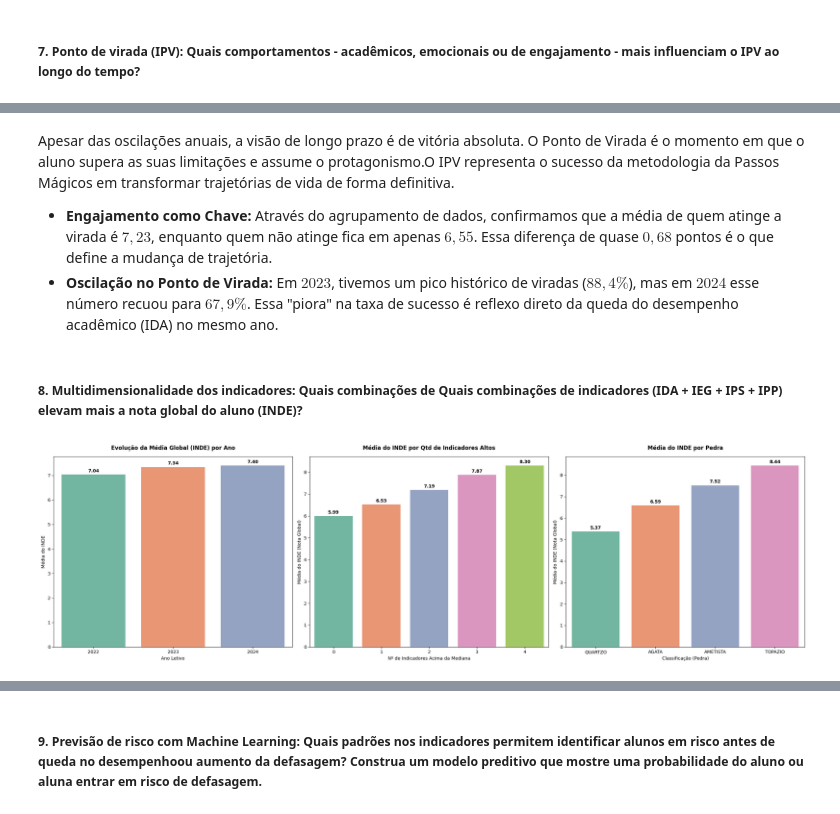
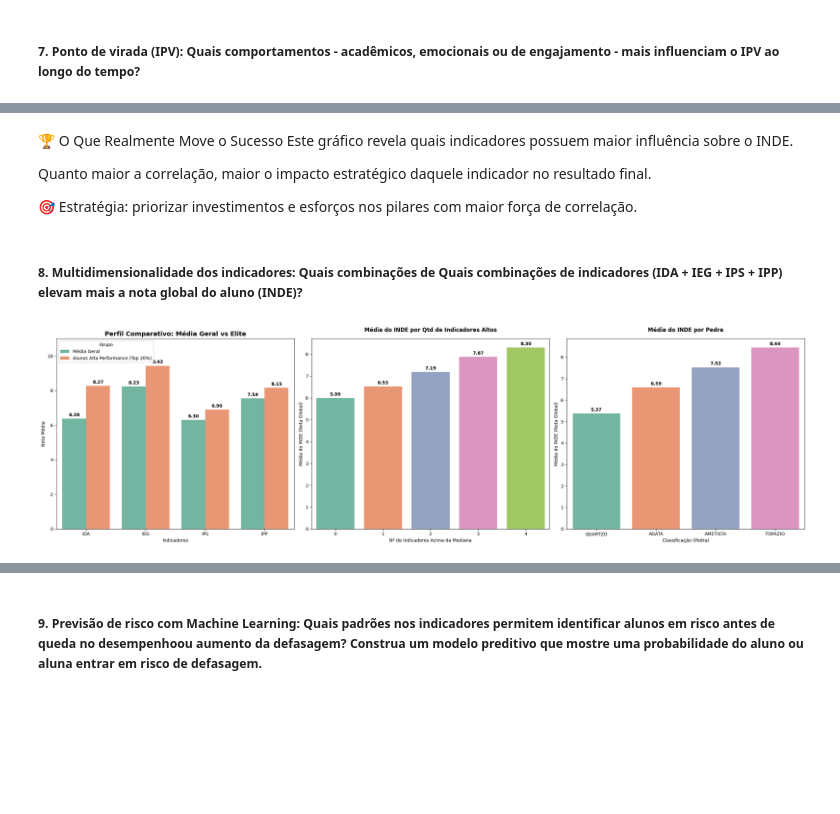
Before and after one commit to geoferreira1/fiap_tech_challenge_fase_5, a Jupyter notebook: fiap_tech_challenge_fase_5.ipynb, the cells around one changed output, grey strips where cells are left out. Cells and saved outputs as stored; diff of their text form; code cells hidden in the pictures; blank space fills up the shorter version.

```diff
--- a/fiap_tech_challenge_fase_5.ipynb
+++ b/fiap_tech_challenge_fase_5.ipynb
@@ -792,16 +798,14 @@ ordem_iaa = ['Baixa', 'Média', 'Alta'] # Lista a sequência desejada para que o
 fig, axes = plt.subplots(1, 3, figsize=(20, 6)) # Inicializa uma moldura com três espaços de plotagem para uma análise 360º do indicador
 
 # --- GRÁFICO 1: DISTRIBUIÇÃO CATEGÓRICA (Histplot) ---
-# Mostra a quantidade de alunos em cada nível de autoavaliação por ano
-ax0 = sns.histplot(data=df_iaa, x='ANO', hue='IAA_Nivel', hue_order=ordem_iaa,
-                  multiple='stack', palette='Set2', shrink=0.7, linewidth=0,
-                  discrete=True, stat='percent', common_norm=False, ax=axes[0]) # Plota a composição volumétrica dos níveis no primeiro eixo
-for container in ax0.containers: # Itera sobre cada segmento empilhado das barras no primeiro gráfico
-    ax0.bar_label(container, fmt='%.1f%%', label_type='center', fontsize=10, fontweight='bold') # Posiciona o valor percentual formatado no centro de cada cor da barra no primeiro gráfico
-axes[0].set_title('Distribuição de Autoavaliação (IAA) por Ano (%)', fontweight='bold') # Atribui o título descritivo para a análise de distribuição temporal no primeiro gráfico
-axes[0].set_xlabel('Ano Letivo') # Define o rótulo do eixo horizontal para o primeiro gráfico
-axes[0].set_ylabel('Percentual de Alunos (%)') # Define o rótulo do eixo vertical para o primeiro gráfico
-axes[0].grid(False) # Desativa a grade de fundo para manter o padrão visual limpo no primeiro gráfico
+sns.kdeplot(df_unificado['IAA'], label='Autoavaliação (IAA)', fill=True, color= sns.color_palette("Set2")[0], ax=axes[0]) # Curva de densidade subjetiva
+sns.kdeplot(df_unificado['IDA'], label='Nota Real (IDA)', fill=True, color= sns.color_palette("Set2")[1], ax=axes[0]) # Curva de densidade objetiva
+
+axes[0].grid(False) # Remove linhas de fundo
+axes[0].set_title("Subjetivo (IAA) vs Objetivo (IDA)", fontweight='bold') # Título gráfico
+axes[0].set_xlabel("Nota") # Rótulo X
+axes[0].set_ylabel("Densidade") # Rótulo Y
+axes[0].legend() # Ativa legenda explicativa
 
 # --- GRÁFICO 2: AUTOAVALIAÇÃO vs DESEMPENHO REAL (Regplot) ---
 # Gráfico de dispersão com linha de regressão para mostrar a correlação
@@ -1022,8 +1051,10 @@ plt.show() # Renderiza a figura completa com os três gráficos informativos
 # %% [markdown]
-Apesar das oscilações anuais, a visão de longo prazo é de vitória absoluta.
-O Ponto de Virada é o momento em que o aluno supera as suas limitações e assume o protagonismo.O IPV representa o sucesso da metodologia da Passos Mágicos em transformar trajetórias de vida de forma definitiva.
-- **Engajamento como Chave:** Através do agrupamento de dados, confirmamos que a média de quem atinge a virada é $7,23$, enquanto quem não atinge fica em apenas $6,55$. Essa diferença de quase $0,68$ pontos é o que define a mudança de trajetória.
-- **Oscilação no Ponto de Virada:** Em $2023$, tivemos um pico histórico de viradas ($88,4\%$), mas em $2024$ esse número recuou para $67,9\%$. Essa "piora" na taxa de sucesso é reflexo direto da queda do desempenho acadêmico (IDA) no mesmo ano.
+🏆 O Que Realmente Move o Sucesso
+Este gráfico revela quais indicadores possuem maior influência sobre o INDE.
+
+Quanto maior a correlação, maior o impacto estratégico daquele indicador no resultado final.
+
+🎯 Estratégia: priorizar investimentos e esforços nos pilares com maior força de correlação.
 # %% [markdown]
 ##### 8. Multidimensionalidade dos indicadores: Quais combinações de Quais combinações de indicadores (IDA + IEG + IPS + IPP) elevam mais a nota global do aluno (INDE)?
 # %%
@@ -1046,44 +1077,58 @@ inde_por_qtd = df_mult.groupby('Qtd_Altos')['INDE'].mean().reset_index() # Calcu
 # 4. Início da Figura: Criamos uma área para 3 gráficos lado a lado
 fig, axes = plt.subplots(1, 3, figsize=(24, 7)) # Inicializa uma moldura com três espaços de plotagem para uma análise 360º da performance multidimensional
 
-# --- GRÁFICO 1: EVOLUÇÃO GLOBAL DO INDE (Barplot) ---
-# Mostra a trajetória de melhora da associação, comparando o ponto de partida com o desempenho atual
-ax0 = sns.barplot(data=media_inde_ano, x='ANO', y='INDE', palette='Set2', ax=axes[0]) # Desenha as barras de progresso anual do INDE médio
-for container in ax0.containers: # Itera sobre as barras do primeiro gráfico para rotulagem
-    ax0.bar_label(container, fmt='%.2f', padding=3, fontweight='bold') # Adiciona o valor exato da média global sobre cada barra para documentar a evolução temporal
-axes[0].set_title('Evolução da Média Global (INDE) por Ano', fontweight='bold', pad=15) # Define o título destacando a visão histórica da associação
-axes[0].set_xlabel('Ano Letivo') # Atribui o nome descritivo para o eixo horizontal (tempo)
-axes[0].set_ylabel('Média do INDE') # Atribui o nome descritivo para o eixo vertical (resultado global)
-axes[0].grid(False) # Desativa a grade de fundo para manter o padrão visual limpo
-for patch in ax0.patches: patch.set_edgecolor('none') # Remove os contornos das barras para suavizar a estética visual
+# --- GRÁFICO 1: PERFIL COMPARATIVO (Geral vs Elite) ---
+media_geral = df_mult[indicadores].mean().to_frame().reset_index() # Calcula a média de notas de todos os alunos filtrados
+media_geral.columns = ['Indicador', 'Nota'] # Renomeia as colunas para o formato de plotagem
+media_geral['Grupo'] = 'Média Geral' # Identifica este grupo como a base de comparação geral
+
+threshold = df_mult['INDE'].quantile(0.8) # Define o valor de corte para os 20% melhores alunos (Elite)
+media_elite = df_mult[df_mult['INDE'] >= threshold][indicadores].mean().to_frame().reset_index() # Calcula as médias apenas da elite
+media_elite.columns = ['Indicador', 'Nota'] # Padroniza os nomes das colunas da elite
+media_elite['Grupo'] = 'Alunos Alta Performance (Top 20%)' # Identifica o grupo de destaque
+
+df_plot_8 = pd.concat([media_geral, media_elite]) # Une os dois grupos em um único DataFrame para comparação visual
+
+sns.barplot(data=df_plot_8, x='Indicador', y='Nota', hue='Grupo', palette='Set2', ax=axes[0]) # Desenha barras comparativas no primeiro eixo
+
+for container in axes[0].containers: # Percorre as barras geradas no primeiro gráfico
+    axes[0].bar_label(container, fmt='%.2f', padding=3, fontweight='bold') # Insere os valores das médias no topo das barras
+
+axes[0].set_title('Perfil Comparativo: Média Geral vs Elite', fontsize=14, fontweight='bold') # Configura o título do primeiro gráfico
+axes[0].set_ylabel('Nota Média') # Define o rótulo do eixo vertical
+axes[0].set_xlabel('Indicadores') # Define o rótulo do eixo horizontal
+axes[0].set_ylim(0, 11) # Define o limite do eixo Y para garantir espaço aos rótulos
+axes[0].grid(False) # Remove as linhas de grade para manter o visual limpo
+for patch in axes[0].patches: patch.set_edgecolor('none') # Remove os contornos das barras para suavizar o visual
+axes[0].legend(title='Grupo', loc='upper left', frameon=True) # Posiciona a legenda do primeiro gráfico de forma organizada
 
 # --- GRÁFICO 2: IMPACTO DA MULTIDIMENSIONALIDADE (Barplot) ---
 # Mostra a evolução da nota global conforme o aluno domina mais áreas simultaneamente (Sinergia)
 ax1 = sns.barplot(data=inde_por_qtd, x='Qtd_Altos', y='INDE', palette='Set2', ax=axes[1]) # Desenha as barras que correlacionam diversidade de competências com a nota final
 for container in ax1.containers: # Itera sobre as barras de multidimensionalidade no segundo gráfico
     ax1.bar_label(container, fmt='%.2f', padding=3, fontweight='bold') # Insere a média do INDE formatada acima de cada barra para mostrar o salto de qualidade por área conquistada
 axes[1].set_title('Média do INDE por Qtd de Indicadores Altos', fontweight='bold', pad=15) # Atribui o título relacionando domínio de áreas com nota global
 axes[1].set_xlabel('Nº de Indicadores Acima da Mediana') # Define o rótulo do eixo horizontal para o segundo gráfico
 axes[1].set_ylabel('Média do INDE (Nota Global)') # Define o rótulo do eixo vertical para o segundo gráfico
 axes[1].grid(False) # Desativa a grade de fundo para o segundo gráfico
 for patch in ax1.patches: patch.set_edgecolor('none') # Remove os contornos das barras no segundo gráfico
 
 # --- GRÁFICO 3: MÉDIA DO INDE POR PEDRA (Barplot) ---
 # Compara a nota global final conforme a classificação de evolução (maturidade) do aluno
 ordem_pedras = ['QUARTZO', 'AGATA', 'AMETISTA', 'TOPAZIO'] # Define a hierarquia oficial das pedras para o eixo horizontal do terceiro gráfico
 df_pedra_final = df_mult.groupby('PEDRA')['INDE'].mean().reindex(ordem_pedras).reset_index() # Calcula a média do INDE para cada nível de maturidade do projeto
 ax2 = sns.barplot(data=df_pedra_final, x='PEDRA', y='INDE', palette='Set2', ax=axes[2]) # Plota a evolução da nota global conforme a classificação do aluno
 for container in ax2.containers: # Itera sobre as barras de classificação no terceiro gráfico
     ax2.bar_label(container, fmt='%.2f', padding=3, fontweight='bold') # Adiciona o valor médio final sobre cada categoria de Pedra para validar a jornada
 axes[2].set_title('Média do INDE por Pedra', fontweight='bold', pad=15) # Atribui o título destacando a jornada de evolução acadêmica consolidada
 axes[2].set_xlabel('Classificação (Pedra)') # Define o rótulo do eixo horizontal para o terceiro gráfico
 axes[2].set_ylabel('Média do INDE (Nota Global)') # Define o rótulo do eixo vertical para o terceiro gráfico
 axes[2].grid(False) # Desativa a grade de fundo para o terceiro gráfico
 for patch in ax2.patches: patch.set_edgecolor('none') # Remove os contornos das barras no terceiro gráfico
 
 # 5. FINALIZAÇÃO DO LAYOUT
 plt.tight_layout() # Recalcula automaticamente as margens para que os três subplots e seus elementos não se sobreponham
 plt.show() # Renderiza a figura completa com os três gráficos integrados ao storytelling final
 # %% [output]
-[figure, old version]
+[figure, new version]
 # %% [markdown]
```
Also changed, not shown: parts of 12 cells of this notebook, 4 other files.
